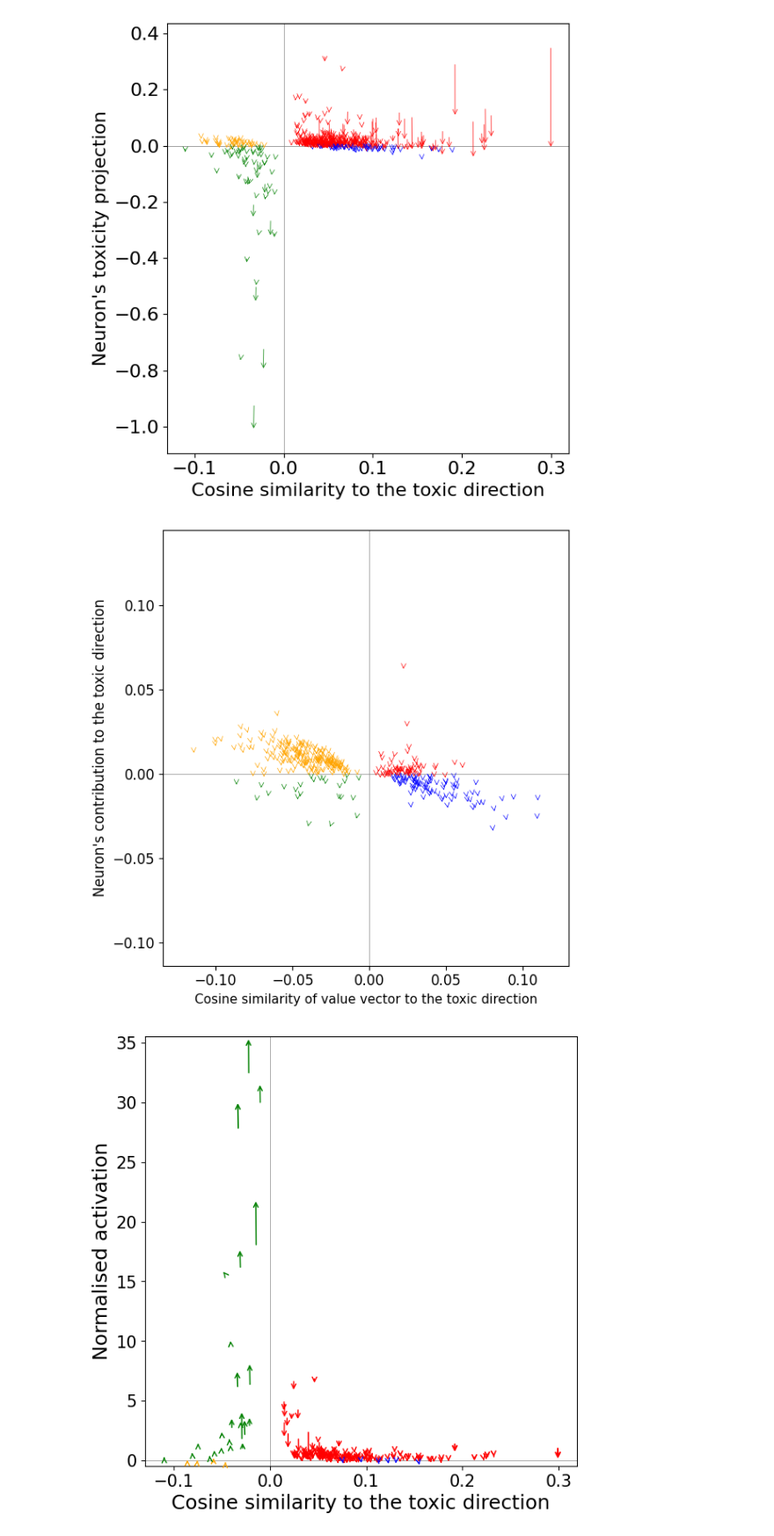
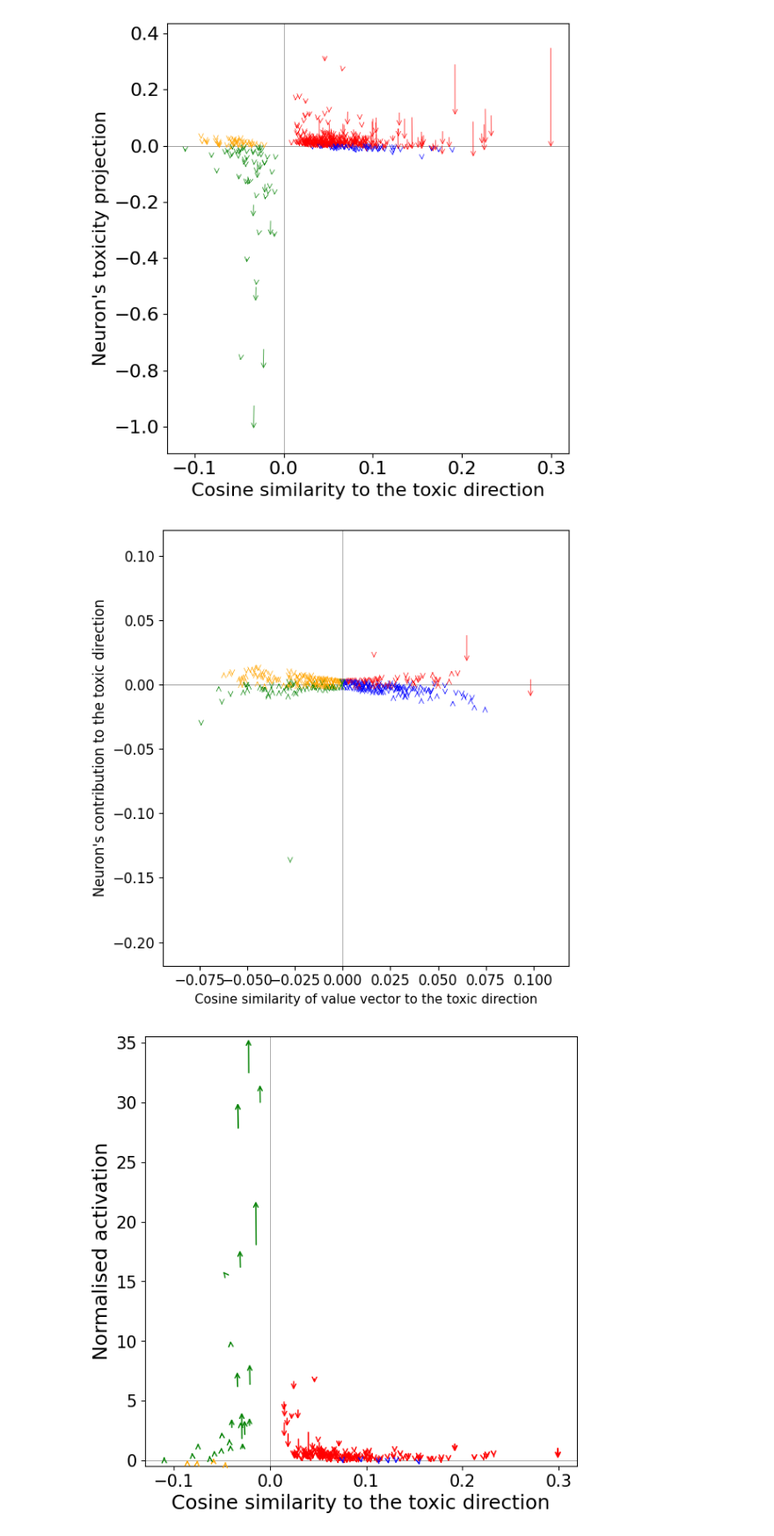
Before and after one commit to PamelaBha/MIB, a Jupyter notebook: toxicity/graphs/contribution_plot_gpt2.ipynb, the cells around one changed output. Shown at 88% size. Saved outputs shown, nothing was run; the diff lists cells and outputs as text; code cells hidden in the pictures.

```diff
--- a/toxicity/graphs/contribution_plot_gpt2.ipynb
+++ b/toxicity/graphs/contribution_plot_gpt2.ipynb
@@ -275,9 +335,9 @@ plt.show()
 # %%
 # Top 500 contributing neurons
 top_contrib = df[:500]
-x1 = top_contrib["gpt2_cossim"]
+x1 = top_contrib["pt_cossim"]
 x2 = top_contrib["dpo_cossim"]
-y1 = top_contrib["gpt2_projection"]
+y1 = top_contrib["pt_projection"]
 y2 = top_contrib["dpo_projection"]
 
 fig, ax = plt.subplots(figsize=(6, 6))
@@ -333,10 +393,13 @@ plt.show()
 # %%
 # Top 500 contributing neurons
 top_contrib = df[4000:4400]
-x1 = top_contrib["gpt2_cossim"]
-x2 = top_contrib["dpo_cossim"]
-y1 = top_contrib["gpt2_projection"]
+x1 = top_contrib["pt_cossim"]
+x2 = top_contrib["pt_cossim"]
+y1 = top_contrib["pt_projection"]
 y2 = top_contrib["dpo_projection"]
+# y1 = top_contrib["pt_projection"] / top_contrib["pt_cossim"] * top_contrib["pt_activation"]
+# y2 = top_contrib["dpo_projection"] / top_contrib["pt_cossim"] * top_contrib["dpo_activation"]
+
 
 fig, ax = plt.subplots(figsize=(6, 6))
 
@@ -360,34 +423,34 @@ for _x1, _x2, _y1, _y2 in zip(x1, x2, y1, y2):
         if _y1 > 0:
             # toxic neuron with positive activation
             color = "r"
         else:
             # toxic neuron with negative activation
             color = "b"
     else:
         if _y1 < 0:
             # anti-toxic neuron with positive activation
             color = "g"
         else:
             # anti-toxic neuron with negative activation
             color = "orange"
     ax.annotate(
         "",
         xy=(_x2, _y2),
         xytext=(_x1, _y1),
         arrowprops=dict(
             arrowstyle="->",
             color=color,
             linewidth=0.5,
         ),
     )
 
 # Increase the size of the tick labels
 ax.tick_params(axis='both', which='major', labelsize=12)
 
 plt.tight_layout()
 plt.show()
 # %% [output]
-[figure, old version]
+[figure, new version]
 # %%
 # Top 200 contributing neurons
 # draw a 2D arrow plot
```
Also changed, not shown: parts of 11 cells of this notebook, 13 other files.
